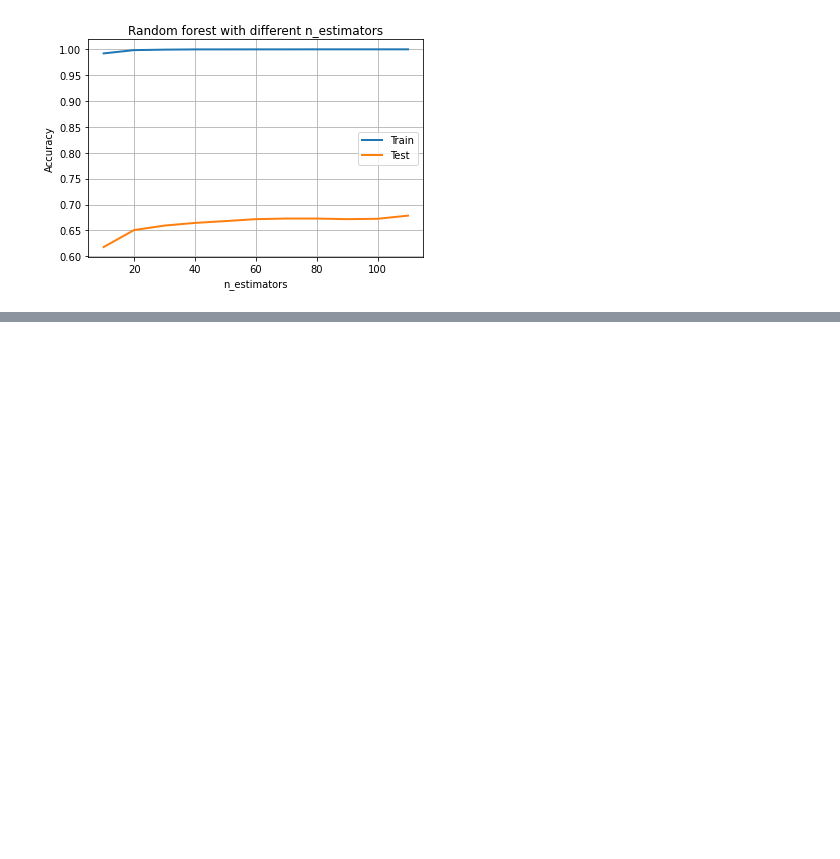
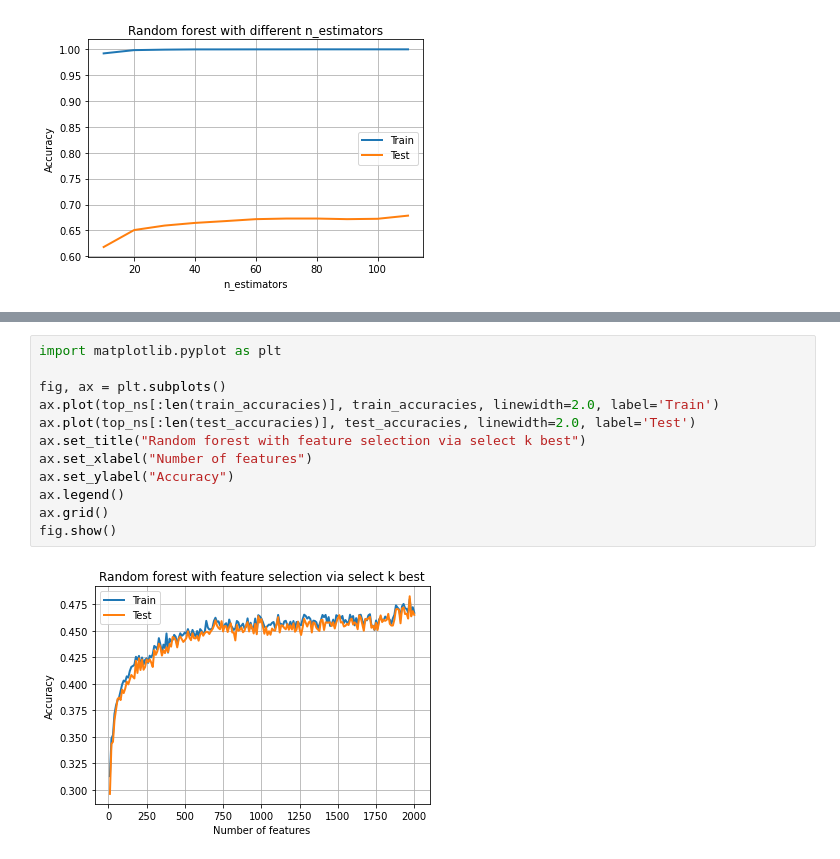
Before and after one commit to RERobbins/mids_w207_music_genre, a Jupyter notebook: member_workspaces/lawrence/sklearn_random_forest.ipynb, the cells around one changed output, grey strips where cells are left out. Saved outputs shown, nothing was run; the diff lists cells and outputs as text; blank space fills up the shorter version.

```diff
--- a/member_workspaces/lawrence/sklearn_random_forest.ipynb
+++ b/member_workspaces/lawrence/sklearn_random_forest.ipynb
@@ -222,0 +323,14 @@ fig.show()
+# %%
+import matplotlib.pyplot as plt
+
+fig, ax = plt.subplots()
+ax.plot(top_ns[:len(train_accuracies)], train_accuracies, linewidth=2.0, label='Train')
+ax.plot(top_ns[:len(test_accuracies)], test_accuracies, linewidth=2.0, label='Test')
+ax.set_title("Random forest with feature selection via select k best")
+ax.set_xlabel("Number of features")
+ax.set_ylabel("Accuracy")
+ax.legend()
+ax.grid()
+fig.show()
+# %% [output]
+[figure, added]
```
Also changed, not shown: parts of 2 cells of this notebook.
